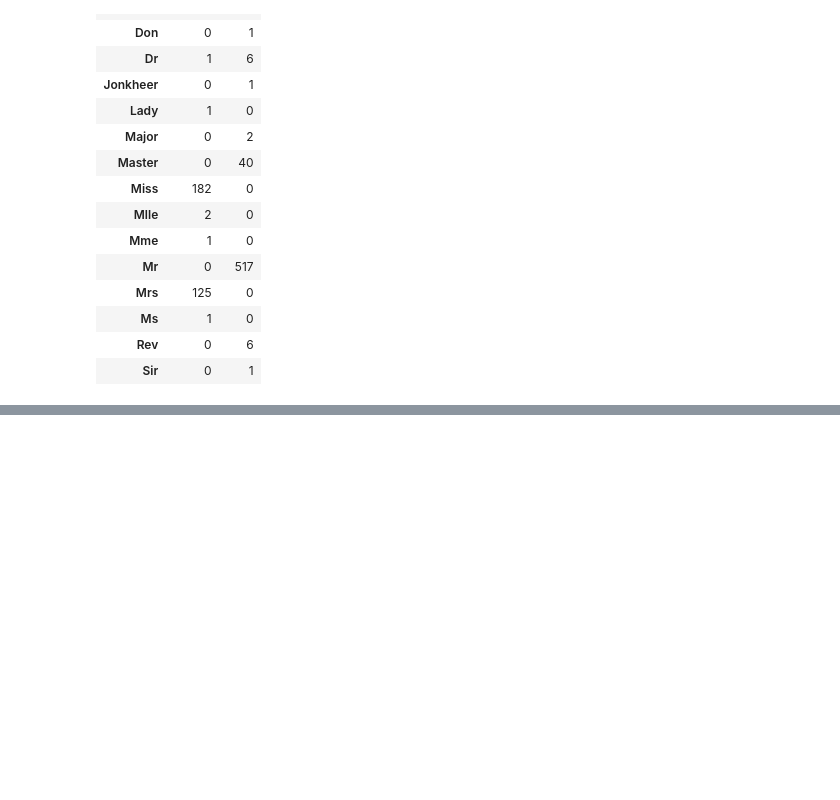
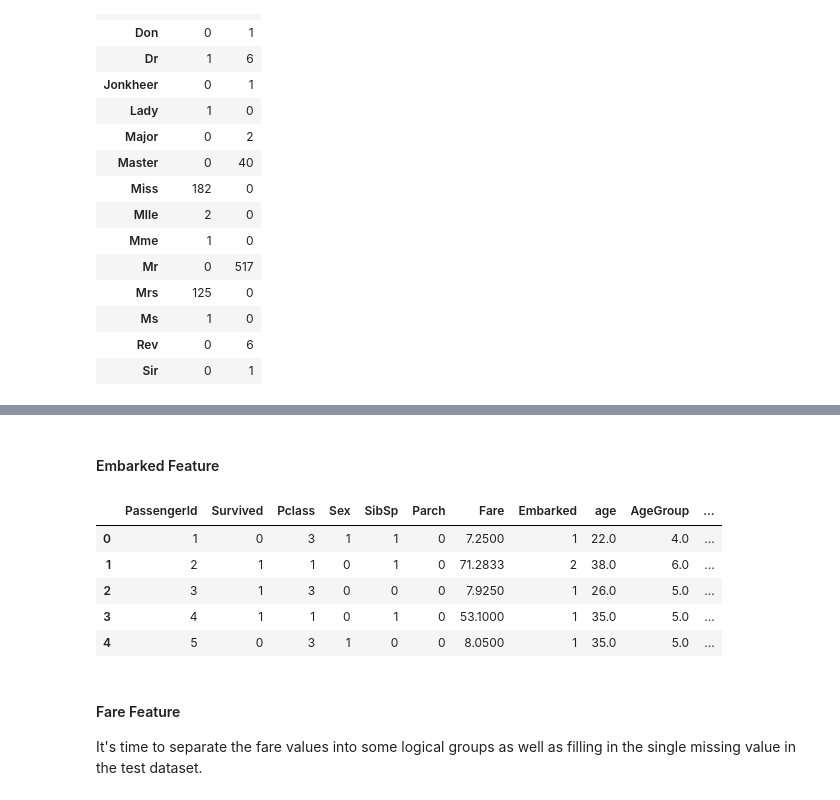
Before and after one commit to Nameless8243/Kaggle_learn, a Jupyter notebook: notebookfbe66c2298.ipynb, the cells around one changed output, grey strips where cells are left out. Drawn from its saved outputs; the diff is of its cells as text; code cells hidden in the pictures; blank space fills up the shorter version.

```diff
--- a/notebookfbe66c2298.ipynb
+++ b/notebookfbe66c2298.ipynb
@@ -333,0 +419,19 @@ pd.crosstab(train["Title"], train["Sex"])
+# %% [markdown]
+#### Embarked Feature
+# %%
+# Map each Embarked value to a numerical value
+embarked_mapping = {"S": 1, "C": 2, "Q": 3}
+train["Embarked"] = train["Embarked"].map(embarked_mapping)
+test["Embarked"] = test["Embarked"].map(embarked_mapping)
+
+train.head()
+# %% [output]
+|  | PassengerId | Survived | Pclass | Sex | SibSp | Parch | Fare | Embarked | age | AgeGroup | ... |
+| 0 | 1 | 0 | 3 | 1 | 1 | 0 | 7.2500 | 1 | 22.0 | 4.0 | ... |
+| 1 | 2 | 1 | 1 | 0 | 1 | 0 | 71.2833 | 2 | 38.0 | 6.0 | ... |
+| 2 | 3 | 1 | 3 | 0 | 0 | 0 | 7.9250 | 1 | 26.0 | 5.0 | ... |
+| 3 | 4 | 1 | 1 | 0 | 1 | 0 | 53.1000 | 1 | 35.0 | 5.0 | ... |
+| 4 | 5 | 0 | 3 | 1 | 0 | 0 | 8.0500 | 1 | 35.0 | 5.0 | ... |
+# %% [markdown]
+#### Fare Feature
+It's time to separate the fare values into some logical groups as well as filling in the single missing value in the test dataset.
```
Also changed, not shown: parts of 14 cells of this notebook.
